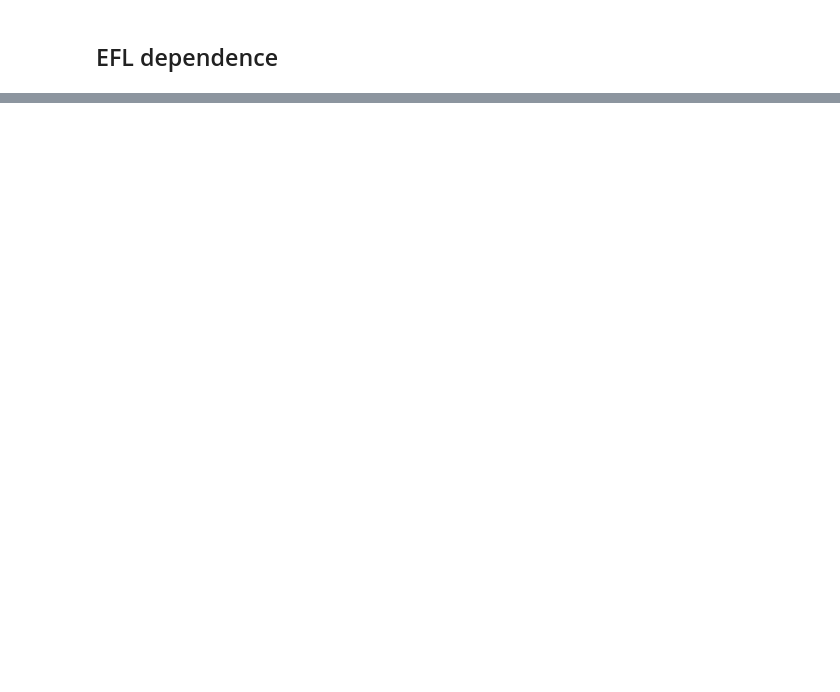
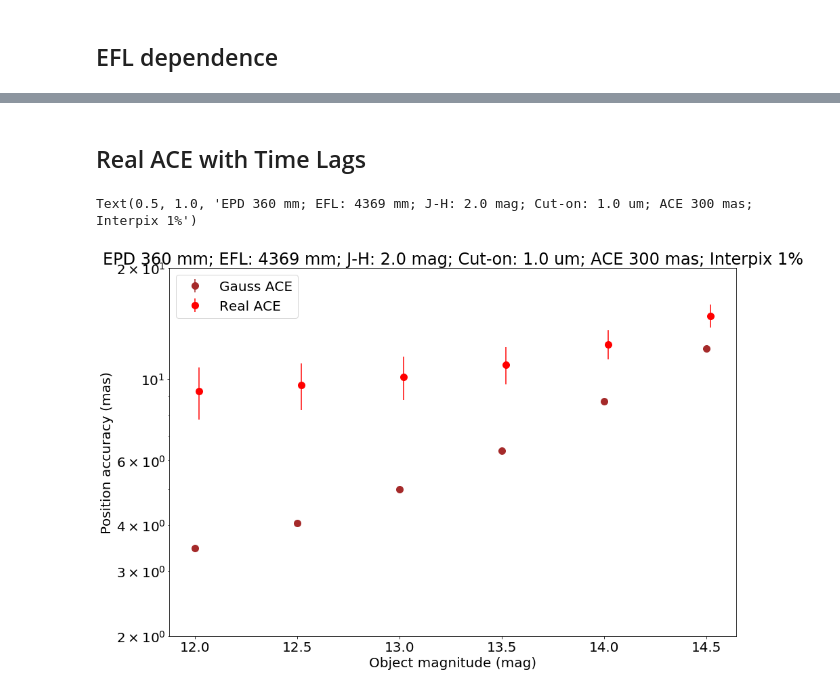
Before and after one commit to tkamizuka/jasmine-imagesim-data, a Jupyter notebook: 20220514a/99_Summary.ipynb, the cells around one changed output, grey strips where cells are left out. Drawn from its saved outputs; the diff is of its cells as text; code cells hidden in the pictures; blank space fills up the shorter version.

```diff
--- a/20220514a/99_Summary.ipynb
+++ b/20220514a/99_Summary.ipynb
@@ -139,0 +143,25 @@ Text(0.5, 1.0, 'EPD 360 mm; J-H: 2.0 mag; Cut-on: 1.0 um; ACE 300 mas; Interpix
+# %% [markdown]
+## Real ACE with Time Lags
+# %%
+plt.figure(facecolor='white', figsize=(15,10))
+plt.rcParams["font.size"] = 20
+plt.yscale('log')
+plt.ylim([ymin, ymax])
+plt.ylabel('Position accuracy (mas)')
+plt.xlabel('Object magnitude (mag)')
+
+keys = ['ctl2_det10_tel10', 'ctl4_det10_tel10']
+labels = ['Gauss ACE', 'Real ACE']
+
+for i, k in enumerate(keys):
+    d = data[k]
+    if d['cuton']==1.0 and i<=7:
+        fct = pixsize/d['efl']/1e-3*180.*3600./np.pi*1000 # px -> mas conv. fct.
+        plt.errorbar(d['data'][:,0]+i*0.02, d['data'][:,1]*fct, yerr=d['data'][:,2]*fct,
+                    color=colors[i], marker='o', linestyle='None', markersize=10,
+                    label=labels[i])
+plt.legend()
+plt.title('EPD 360 mm; EFL: 4369 mm; J-H: 2.0 mag; Cut-on: 1.0 um; ACE 300 mas; Interpix 1%')
+# %% [output]
+Text(0.5, 1.0, 'EPD 360 mm; EFL: 4369 mm; J-H: 2.0 mag; Cut-on: 1.0 um; ACE 300 mas; Interpix 1%')
+[figure, added]
```
Also changed, not shown: parts of 13 cells of this notebook, 26 other files.
